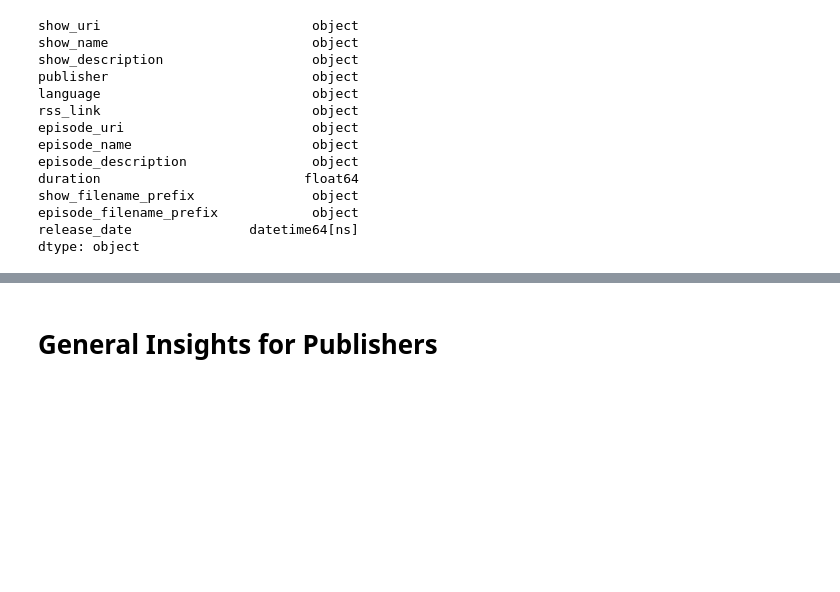
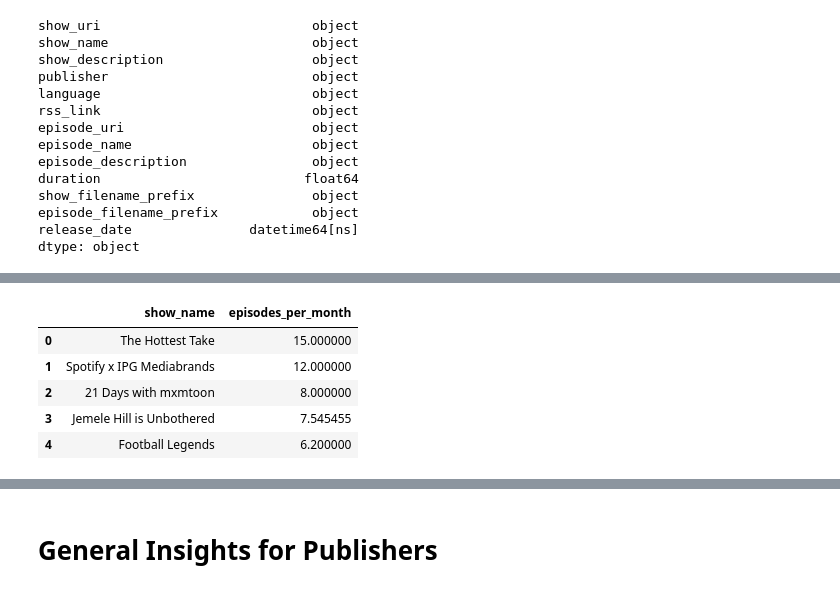
Before and after one commit to scaperothian/spotify-podcast-viz, a Jupyter notebook: notebooks/SpotifyPodcasts_Publisher.ipynb, the cells around one changed output, grey strips where cells are left out. Drawn from its saved outputs; the diff is of its cells as text; code cells hidden in the pictures; blank space fills up the shorter version.

```diff
--- a/notebooks/SpotifyPodcasts_Publisher.ipynb
+++ b/notebooks/SpotifyPodcasts_Publisher.ipynb
@@ -132,15 +133,16 @@ Name: release_date, Length: 105360, dtype: datetime64[ns]
 # %%
 df_ss = df[df['publisher']=='Spotify Studios']
 # %%
-# Resample by month and count the number of rows
-monthly_counts = df_ss[['show_name','release_date']].groupby(['show_name',df_ss.release_date.dt.to_period("M")]).agg('count').groupby('show_name').mean().sort_values(by='release_date',ascending=False).plot.bar()
+
+# First group by show name AND aggregate time by month AND THEN get the counts which will give you the episodes per month by show for every month.
+# then take the average over all months to get the average episodes per month by show.
+monthly_counts = df_ss[['show_name','release_date']].groupby(['show_name',df_ss.release_date.dt.to_period("M")]).agg('count') \
+    .groupby('show_name').mean().sort_values(by='release_date',ascending=False)
+monthly_counts = monthly_counts.reset_index()
 
 # Reset the index to have 'Date' as a column again
-#monthly_counts = monthly_counts.reset_index()
-
-# Rename the columns
-#monthly_counts.columns = ['Month', 'Count']
-
+monthly_counts['episodes_per_month'] = monthly_counts['release_date']
+monthly_counts.drop('release_date',axis=1,inplace=True)
 # Display the resulting DataFrame
-print(monthly_counts)
+monthly_counts.head()
 # %% [output]
@@ -148,0 +150,9 @@ Axes(0.125,0.11;0.775x0.77)
+# %%
+monthly_counts.head()
+# %% [output]
+|  | show_name | episodes_per_month |
+| 0 | The Hottest Take | 15.000000 |
+| 1 | Spotify x IPG Mediabrands | 12.000000 |
+| 2 | 21 Days with mxmtoon | 8.000000 |
+| 3 | Jemele Hill is Unbothered | 7.545455 |
+| 4 | Football Legends | 6.200000 |
```
Also changed, not shown: parts of 12 cells of this notebook, 2 other files.
